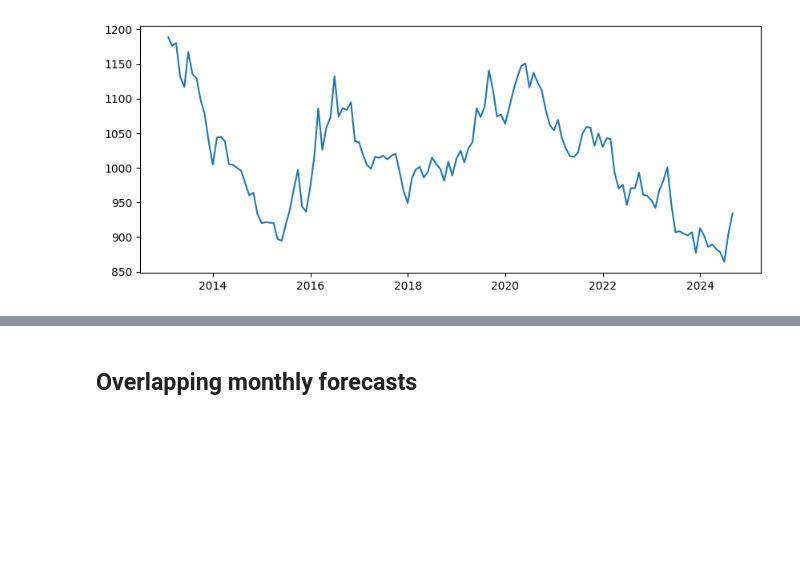
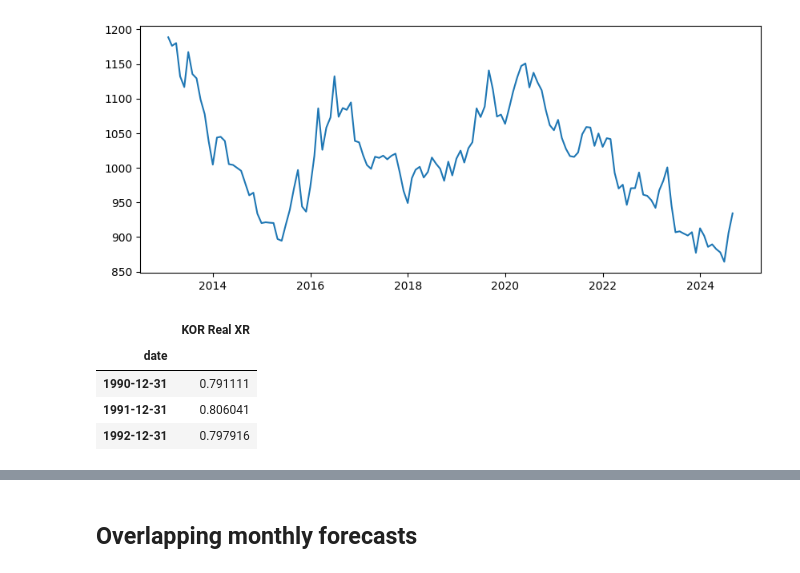
Before and after one commit to YoungminChoAtKaist/findb2024, a Jupyter notebook: findatabase.ipynb, the cells around one changed output, grey strips where cells are left out. Cells and saved outputs as stored; diff of their text form; code cells hidden in the pictures; blank space fills up the shorter version.

```diff
--- a/findatabase.ipynb
+++ b/findatabase.ipynb
@@ -111,12 +116,18 @@ df_real_xr = df_real_xr.set_index('Country Code')
 # %%
+df_real_xr = wb.data.DataFrame('PA.NUS.PPPC.RF', numericTimeKeys=True)
 df_real_xr_kor = df_real_xr.loc['KOR'].to_frame()
-df_real_xr_kor = df_real_xr_kor.iloc[3:]
 df_real_xr_kor = df_real_xr_kor.dropna()
 df_real_xr_kor['KOR'] = df_real_xr_kor['KOR'].astype(float)
-df_real_xr_kor['date'] = pd.to_datetime(df_real_xr_kor.index) + YearEnd()
+df_real_xr_kor['date'] = pd.to_datetime(df_real_xr_kor.index.astype(str)) + YearEnd()
 df_real_xr_kor = df_real_xr_kor.set_index('date')
 df_real_xr_kor.columns = ['KOR Real XR']
 df_real_xr_kor.head(3)
+# %% [output]
+|  | KOR Real XR |
+| date |  |
+| 1990-12-31 | 0.791111 |
+| 1991-12-31 | 0.806041 |
+| 1992-12-31 | 0.797916 |
 # %%
 df_real_xr_jpn = df_real_xr.loc['JPN'].to_frame()
 df_real_xr_jpn = df_real_xr_jpn.iloc[3:]
```
Also changed, not shown: parts of 5 cells of this notebook, 3 other files.
